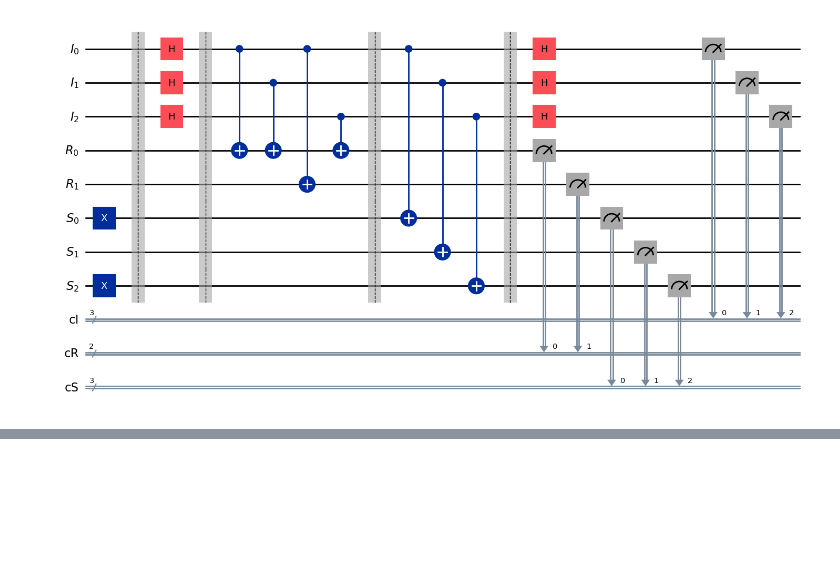
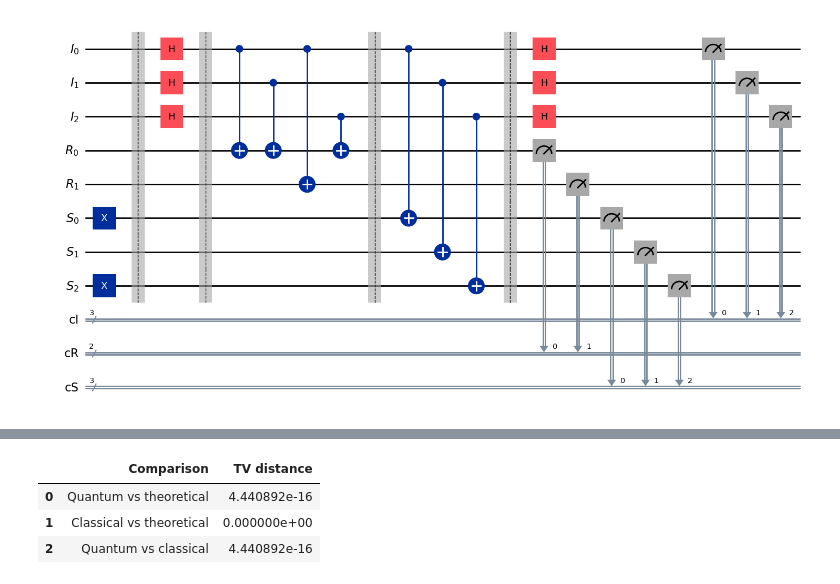
Before and after one commit to NesyaLab/ISCAS2027, a Jupyter notebook: notebooks/Circuit_level_inversion_security_LCU.ipynb, the cells around one changed output, grey strips where cells are left out. Saved outputs shown, nothing was run; the diff lists cells and outputs as text; code cells hidden in the pictures; blank space fills up the shorter version.

```diff
--- a/notebooks/Circuit_level_inversion_security_LCU.ipynb
+++ b/notebooks/Circuit_level_inversion_security_LCU.ipynb
@@ -194,0 +403,37 @@ Key matrix B_2:
+# %%
+# Verify the exact distribution
+
+BLOCK = 1 # NOTE that blocks are indexed starting from 0 -> 1 means 2 blocks
+
+p_theory = theoretical_distribution(model, X, BLOCK)
+p_quantum = model.quantum_probabilities(X, BLOCK)
+p_classical = model.classical_probabilities(X, BLOCK)
+
+exact_results = {
+    "Quantum vs theoretical": total_variation(
+        p_quantum, p_theory
+    ),
+    "Classical vs theoretical": total_variation(
+        p_classical, p_theory
+    ),
+    "Quantum vs classical": total_variation(
+        p_quantum, p_classical
+    ),
+}
+
+display(
+    pd.DataFrame(
+        exact_results.items(),
+        columns=["Comparison", "TV distance"],
+    )
+)
+
+assert all(
+    np.isclose(distance, 0.0, atol=1e-12)
+    for distance in exact_results.values()
+)
+# %% [output]
+|  | Comparison | TV distance |
+| 0 | Quantum vs theoretical | 4.440892e-16 |
+| 1 | Classical vs theoretical | 0.000000e+00 |
+| 2 | Quantum vs classical | 4.440892e-16 |
```
Also changed, not shown: parts of 7 cells of this notebook, 11 other files.
